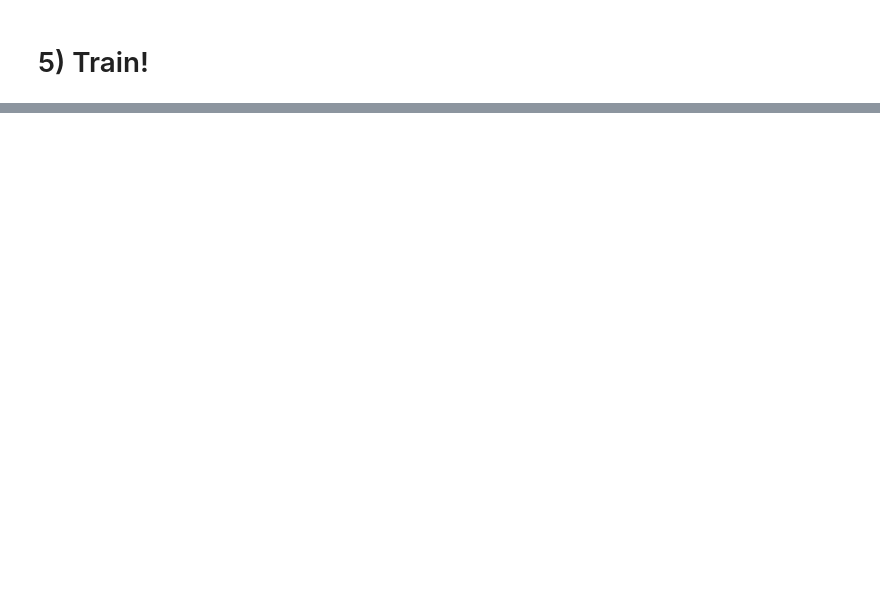
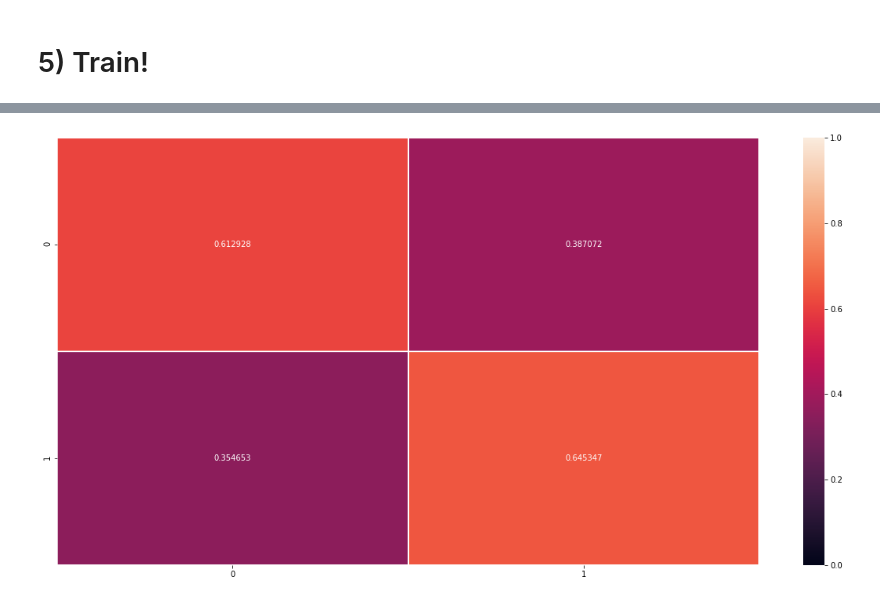
Before and after one commit to ebezzam/lyrics-mir, a Jupyter notebook: notebooks/multitask.ipynb, the cells around one changed output, grey strips where cells are left out. Saved outputs shown, nothing was run; the diff lists cells and outputs as text; code cells hidden in the pictures; blank space fills up the shorter version.

```diff
--- a/notebooks/multitask.ipynb
+++ b/notebooks/multitask.ipynb
@@ -544,0 +692,13 @@ KeyboardInterrupt:
+# %%
+normalize = True
+
+predictions = np.argmax(preds_dict["valence"].predictions, axis=-1)
+true_vals = preds_dict["valence"].label_ids
+cf_matrix = confusion_matrix(true_vals, predictions, normalize="true" if normalize else None)
+fig, ax = plt.subplots(figsize=(20,10))
+if normalize:
+    sns.heatmap(cf_matrix, linewidths=1, annot=True, ax=ax, fmt='g', vmin=0, vmax=1)
+else:
+    sns.heatmap(cf_matrix, linewidths=1, annot=True, ax=ax, fmt='g')
+# %% [output]
+[figure, added]
```
Also changed, not shown: parts of 22 cells of this notebook.
